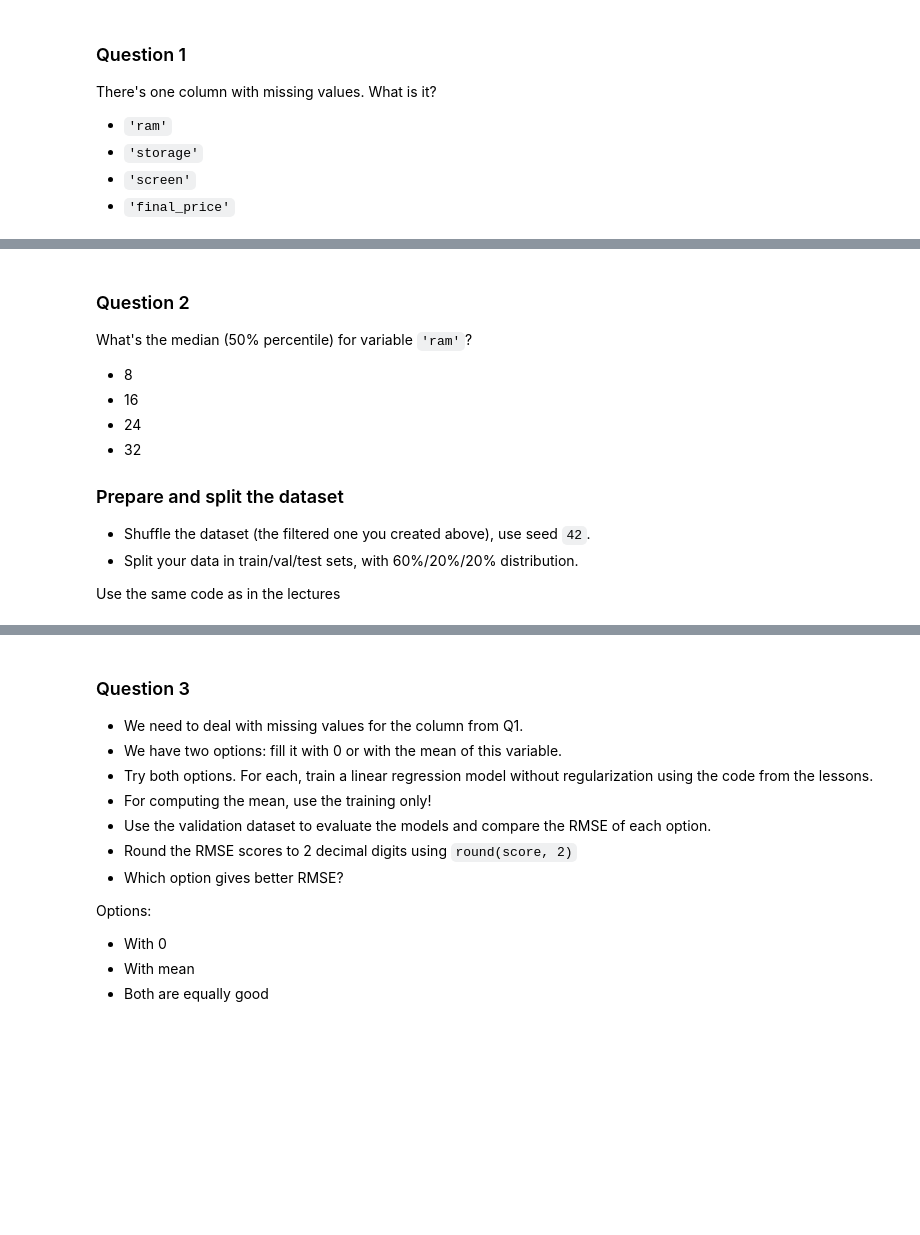
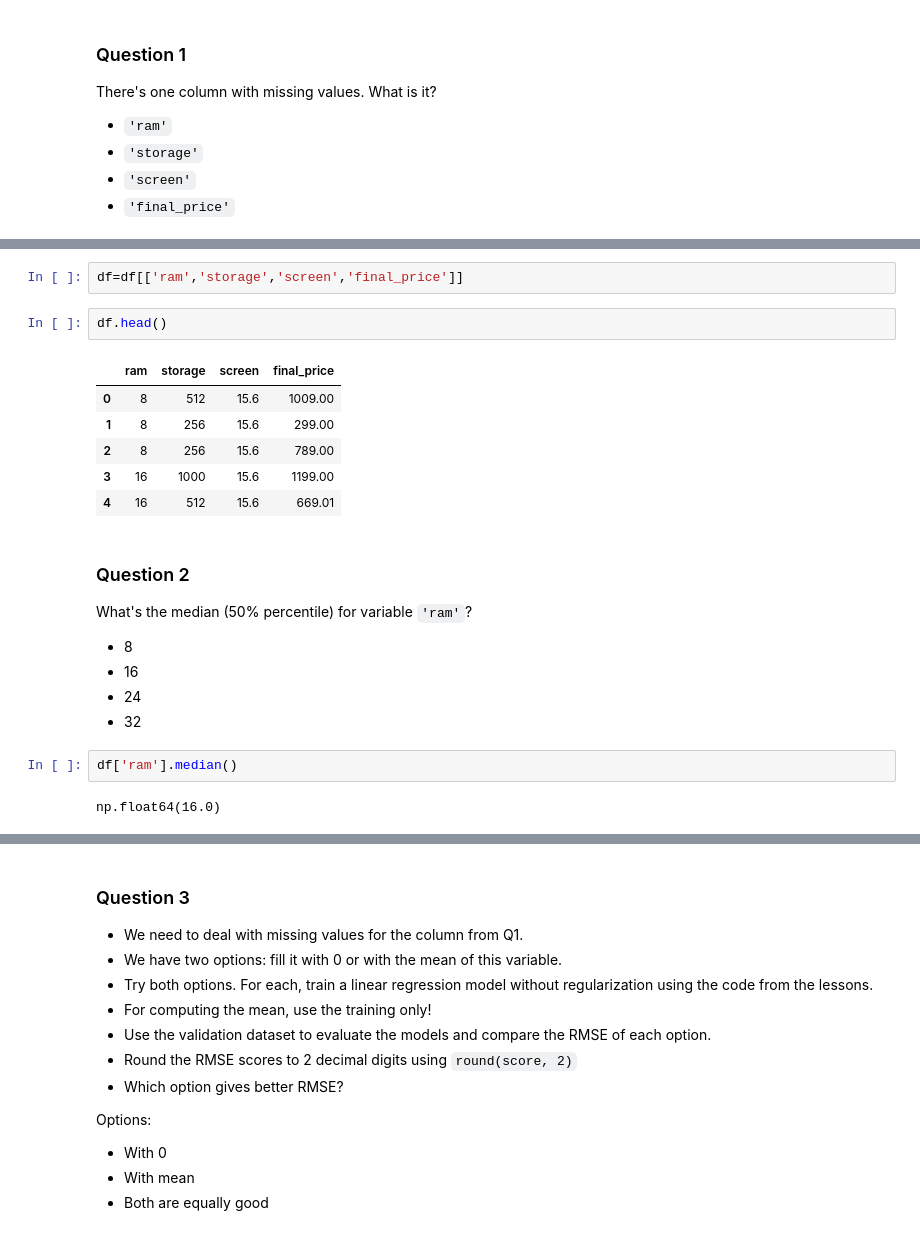
Before and after one commit to NathalyGC/MLZoomcamp, a Jupyter notebook: 02-regression/homework.ipynb, the cells around one changed output, grey strips where cells are left out. Saved outputs shown, nothing was run; the diff lists cells and outputs as text; blank space fills up the shorter version.

```diff
--- a/02-regression/homework.ipynb
+++ b/02-regression/homework.ipynb
@@ -48,3 +82,14 @@ There's one column with missing values. What is it?
+# %%
+df=df[['ram','storage','screen','final_price']]
+# %%
+df.head()
+# %% [output]
+|  | ram | storage | screen | final_price |
+| 0 | 8 | 512 | 15.6 | 1009.00 |
+| 1 | 8 | 256 | 15.6 | 299.00 |
+| 2 | 8 | 256 | 15.6 | 789.00 |
+| 3 | 16 | 1000 | 15.6 | 1199.00 |
+| 4 | 16 | 512 | 15.6 | 669.01 |
 # %% [markdown]
 ### Question 2
 
@@ -54,10 +99,7 @@ What's the median (50% percentile) for variable `'ram'`?
 - 16
 - 24
 - 32
-
-### Prepare and split the dataset
-
-* Shuffle the dataset (the filtered one you created above), use seed `42`.
-* Split your data in train/val/test sets, with 60%/20%/20% distribution.
-
-Use the same code as in the lectures
+# %%
+df['ram'].median()
+# %% [output]
+np.float64(16.0)
```
Also changed, not shown: parts of 37 cells of this notebook, 6 other files.
